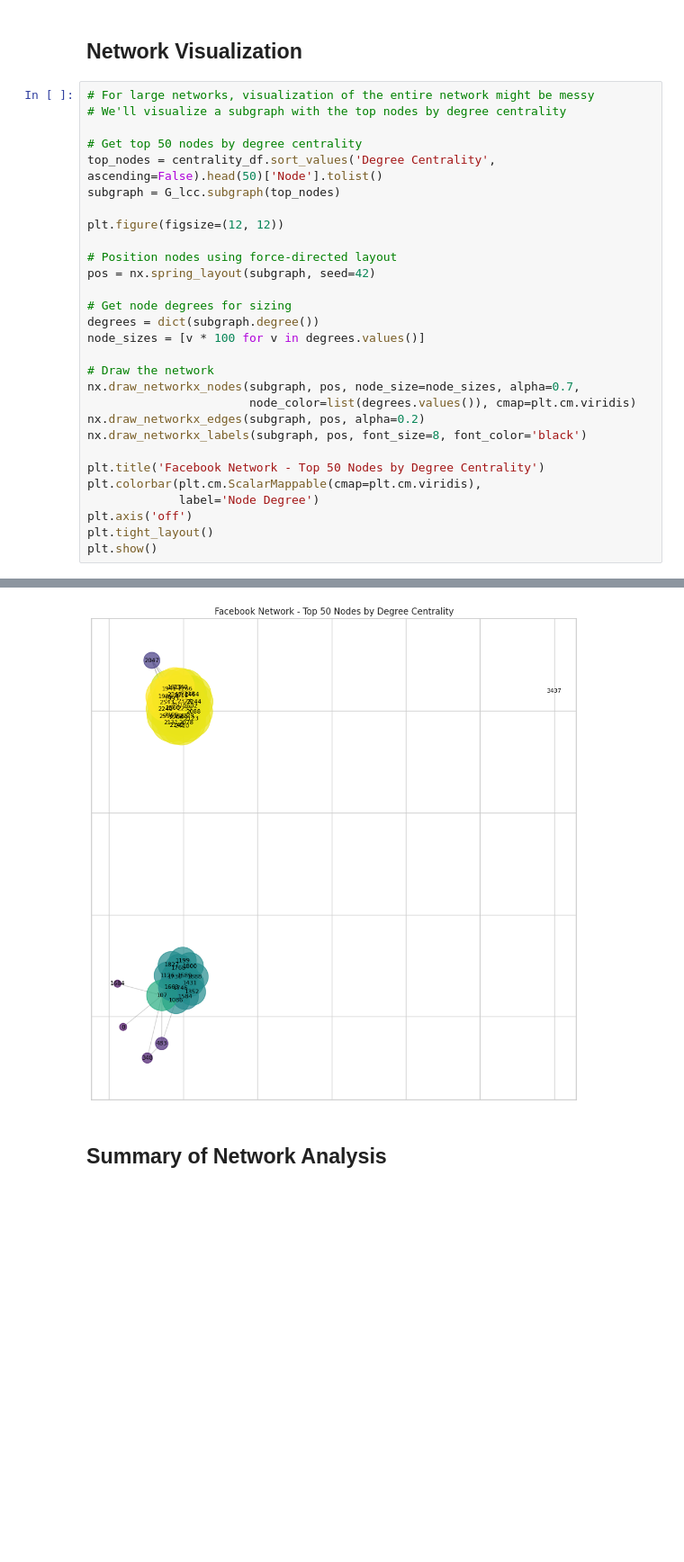
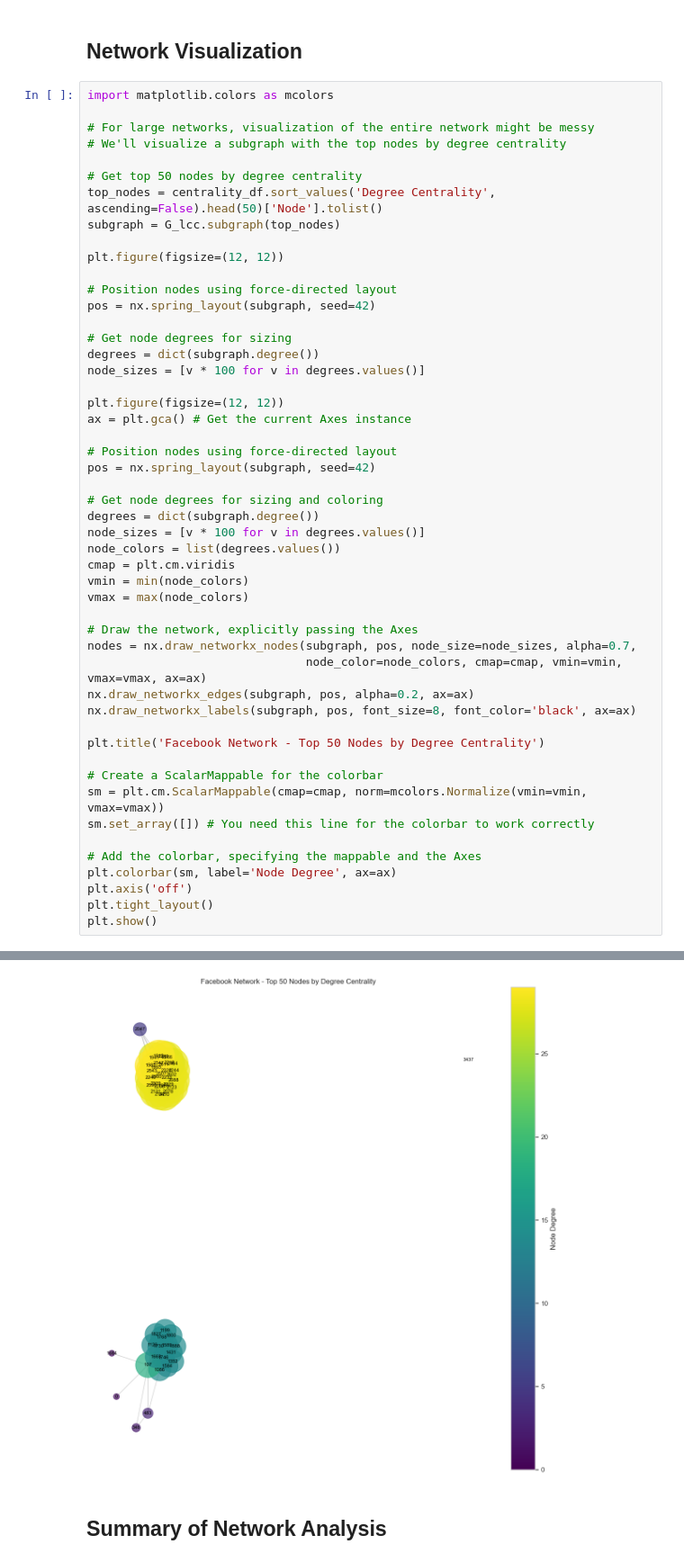
Before and after one commit to Jacky-KH-MOK/MSBD5008_PROJECT, a Jupyter notebook: PROJECT_CODE.ipynb, the cells around one changed output, grey strips where cells are left out. Shown at 90% size. Cells and saved outputs as stored; diff of their text form; blank space fills up the shorter version.

Commit message:
node feats

```diff
--- a/PROJECT_CODE.ipynb
+++ b/PROJECT_CODE.ipynb
@@ -412,6 +426,8 @@ A network is considered small-world if σ > 1
 # %% [markdown]
 ## Network Visualization
 # %%
+import matplotlib.colors as mcolors
+
 # For large networks, visualization of the entire network might be messy
 # We'll visualize a subgraph with the top nodes by degree centrality
 
@@ -428,15 +444,34 @@ pos = nx.spring_layout(subgraph, seed=42)
 degrees = dict(subgraph.degree())
 node_sizes = [v * 100 for v in degrees.values()]
 
-# Draw the network
-nx.draw_networkx_nodes(subgraph, pos, node_size=node_sizes, alpha=0.7,
-                       node_color=list(degrees.values()), cmap=plt.cm.viridis)
-nx.draw_networkx_edges(subgraph, pos, alpha=0.2)
-nx.draw_networkx_labels(subgraph, pos, font_size=8, font_color='black')
+plt.figure(figsize=(12, 12))
+ax = plt.gca() # Get the current Axes instance
+
+# Position nodes using force-directed layout
+pos = nx.spring_layout(subgraph, seed=42)
+
+# Get node degrees for sizing and coloring
+degrees = dict(subgraph.degree())
+node_sizes = [v * 100 for v in degrees.values()]
+node_colors = list(degrees.values())
+cmap = plt.cm.viridis
+vmin = min(node_colors)
+vmax = max(node_colors)
+
+# Draw the network, explicitly passing the Axes
+nodes = nx.draw_networkx_nodes(subgraph, pos, node_size=node_sizes, alpha=0.7,
+                               node_color=node_colors, cmap=cmap, vmin=vmin, vmax=vmax, ax=ax)
+nx.draw_networkx_edges(subgraph, pos, alpha=0.2, ax=ax)
+nx.draw_networkx_labels(subgraph, pos, font_size=8, font_color='black', ax=ax)
 
 plt.title('Facebook Network - Top 50 Nodes by Degree Centrality')
-plt.colorbar(plt.cm.ScalarMappable(cmap=plt.cm.viridis),
-             label='Node Degree')
+
+# Create a ScalarMappable for the colorbar
+sm = plt.cm.ScalarMappable(cmap=cmap, norm=mcolors.Normalize(vmin=vmin, vmax=vmax))
+sm.set_array([]) # You need this line for the colorbar to work correctly
+
+# Add the colorbar, specifying the mappable and the Axes
+plt.colorbar(sm, label='Node Degree', ax=ax)
 plt.axis('off')
 plt.tight_layout()
 plt.show()
@@ -445,4 +480,4 @@ ValueError: Unable to determine Axes to steal space for Colorbar. Either provide
-[figure, old version]
+[figure, new version]
 # %% [markdown]
 ## Summary of Network Analysis
 # %%
```
Also changed, not shown: parts of 8 cells of this notebook, 50 other files.
